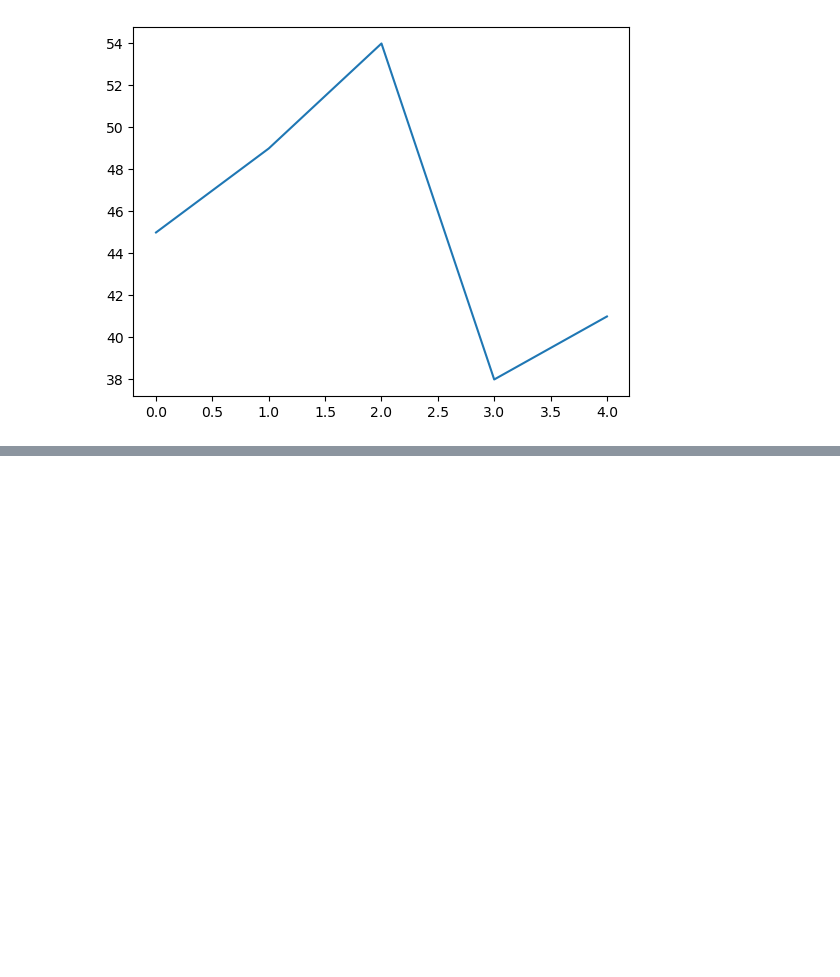
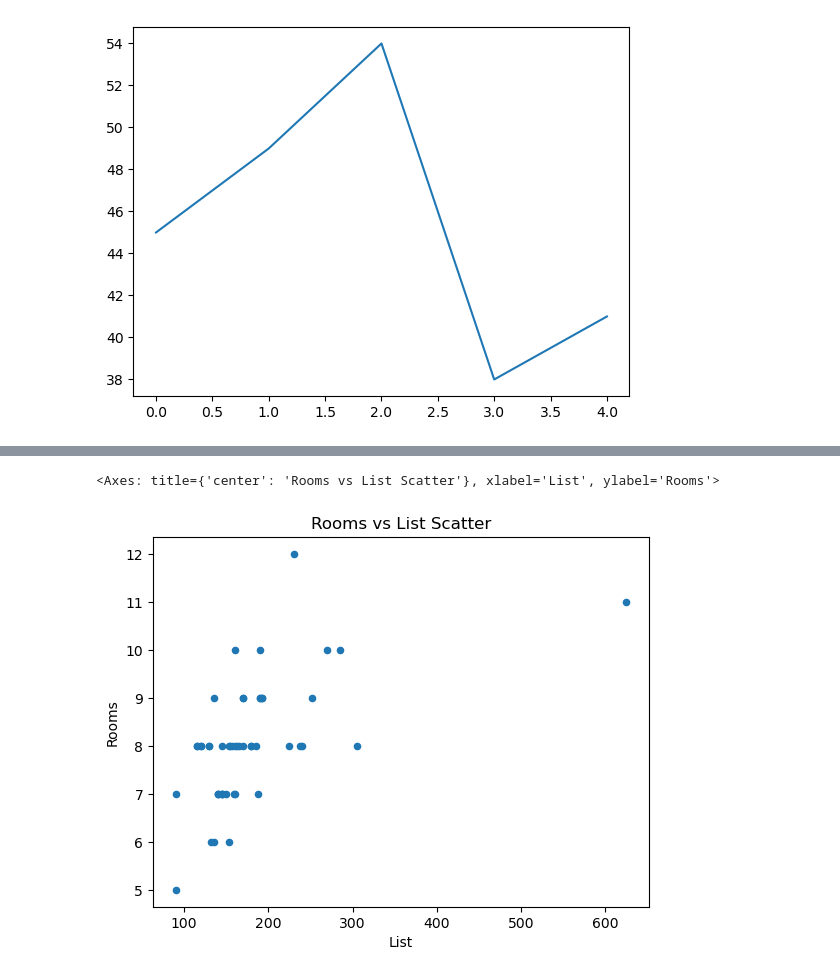
Before and after one commit to CS4580/my-notes-Komperda, a Jupyter notebook: module_4/intro_plotting.ipynb, the cells around one changed output, grey strips where cells are left out. Cells and saved outputs as stored; diff of their text form; code cells hidden in the pictures; blank space fills up the shorter version.

```diff
--- a/module_4/intro_plotting.ipynb
+++ b/module_4/intro_plotting.ipynb
@@ -73,0 +95,6 @@ plt.plot(y)
+# %%
+# Specifiy the x and y axis lablel
+df.plot(x = 'List', y = 'Rooms', kind='scatter', title='Rooms vs List Scatter')
+# %% [output]
+<Axes: title={'center': 'Rooms vs List Scatter'}, xlabel='List', ylabel='Rooms'>
+[figure, added]
```
Also changed, not shown: parts of 24 cells of this notebook, 6 other files.
